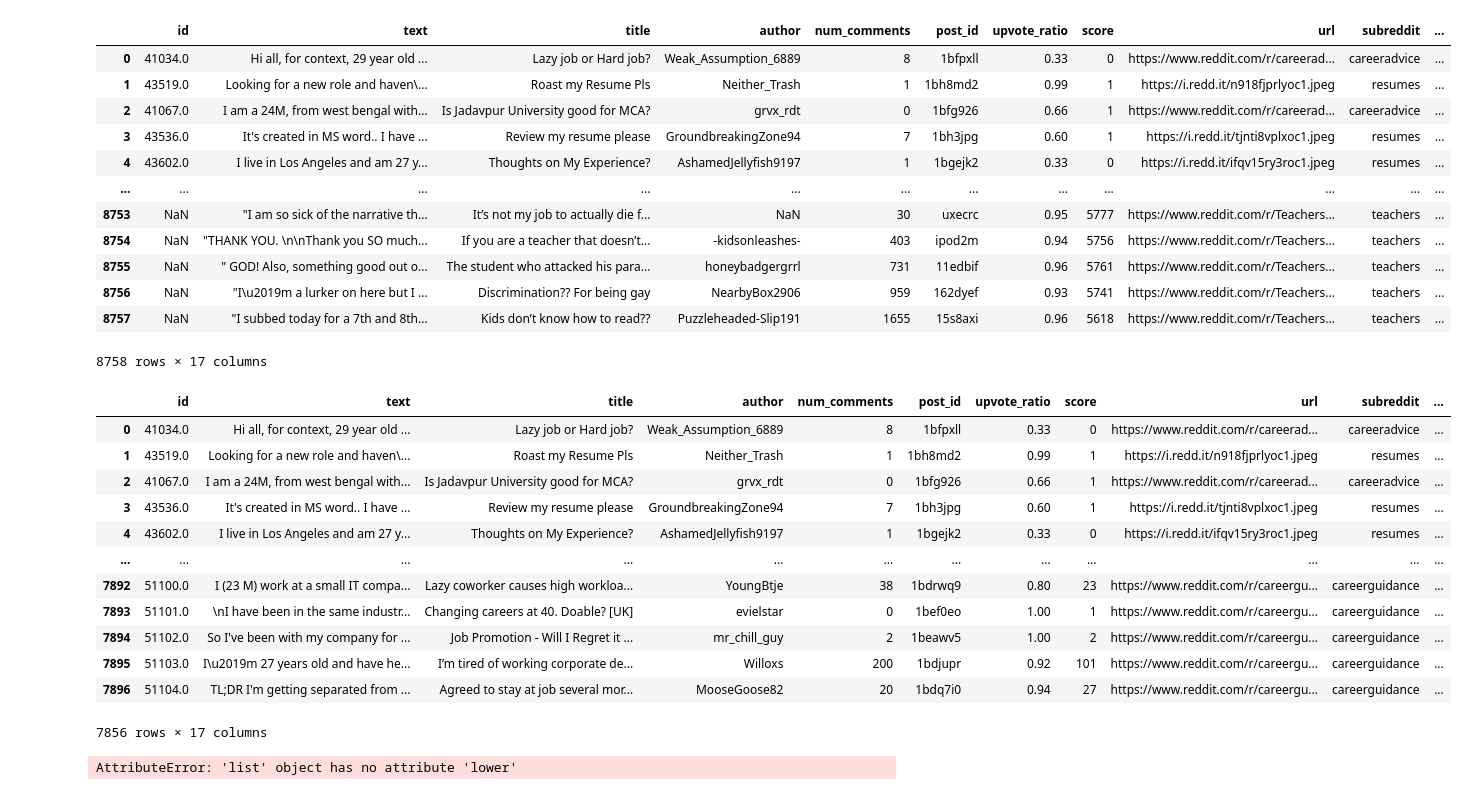
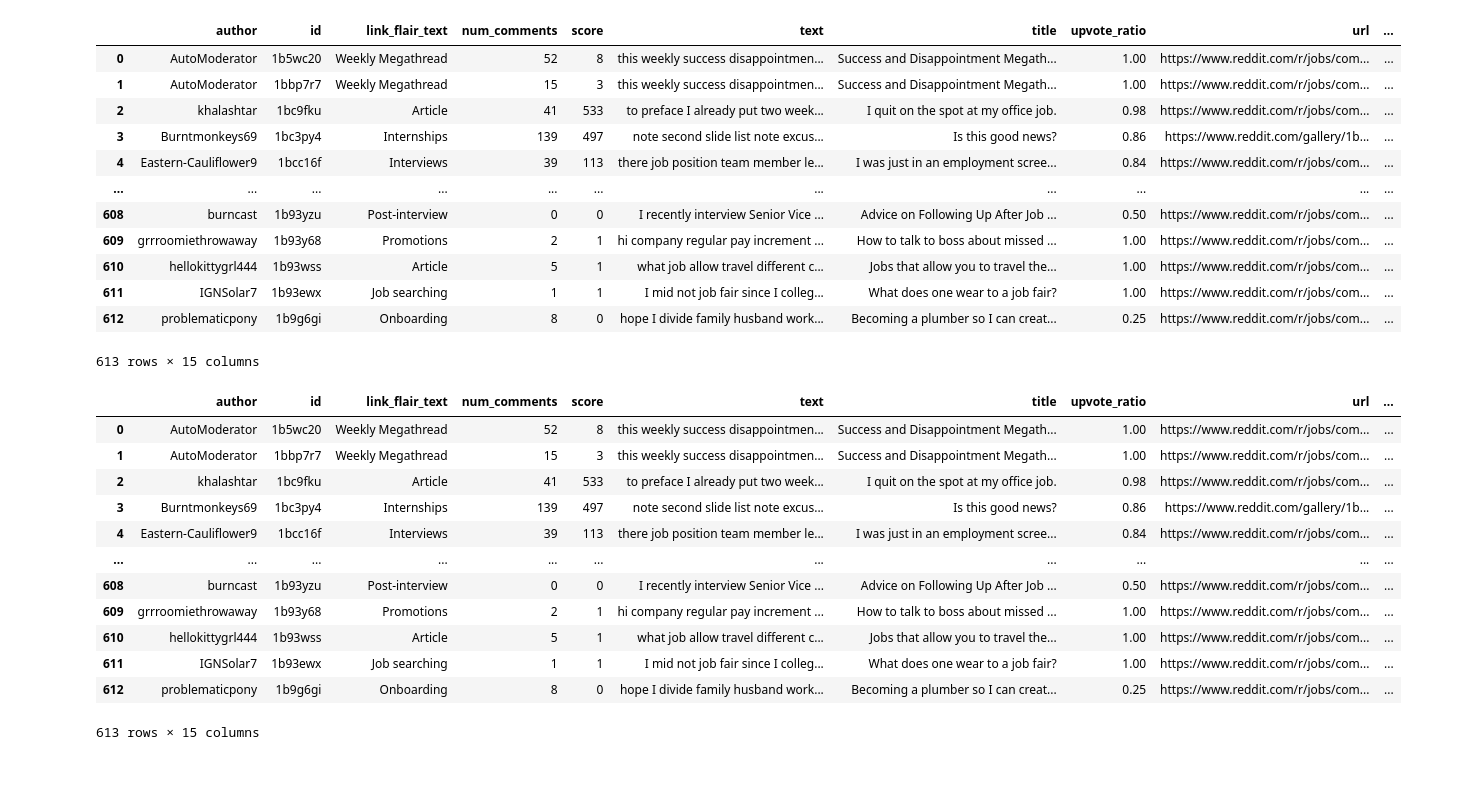
Before and after one commit to rlieu/699-capstone, a Jupyter notebook: Topic_Modeling/Topic_Modeling.ipynb, the cells around one changed output. Cells and saved outputs as stored; diff of their text form; code cells hidden in the pictures.

```diff
--- a/Topic_Modeling/Topic_Modeling.ipynb
+++ b/Topic_Modeling/Topic_Modeling.ipynb
@@ -5,36 +5,36 @@ import warnings
 warnings.filterwarnings("ignore")
 # %%
 # # condense into one df
-df_all = pd.read_csv('../Job_Datasets/final_data.csv', parse_dates=True)
+df_all = pd.read_csv('../Job_Datasets/df_nlp_processing.csv', parse_dates=True)
 df_all
 # %% [output]
-|  | id | text | title | author | num_comments | post_id | upvote_ratio | score | url | subreddit | ... |
-| 0 | 41034.0 | Hi all, for context, 29 year old ... | Lazy job or Hard job? | Weak_Assumption_6889 | 8 | 1bfpxll | 0.33 | 0 | https://www.reddit.com/r/careerad... | careeradvice | ... |
-| 1 | 43519.0 | Looking for a new role and haven\... | Roast my Resume Pls | Neither_Trash | 1 | 1bh8md2 | 0.99 | 1 | https://i.redd.it/n918fjprlyoc1.jpeg | resumes | ... |
-| 2 | 41067.0 | I am a 24M, from west bengal with... | Is Jadavpur University good for MCA? | grvx_rdt | 0 | 1bfg926 | 0.66 | 1 | https://www.reddit.com/r/careerad... | careeradvice | ... |
-| 3 | 43536.0 | It's created in MS word.. I have ... | Review my resume please | GroundbreakingZone94 | 7 | 1bh3jpg | 0.60 | 1 | https://i.redd.it/tjnti8vplxoc1.jpeg | resumes | ... |
-| 4 | 43602.0 | I live in Los Angeles and am 27 y... | Thoughts on My Experience? | AshamedJellyfish9197 | 1 | 1bgejk2 | 0.33 | 0 | https://i.redd.it/ifqv15ry3roc1.jpeg | resumes | ... |
-| ... | ... | ... | ... | ... | ... | ... | ... | ... | ... | ... | ... |
-| 8753 | NaN | "I am so sick of the narrative th... | It’s not my job to actually die f... | NaN | 30 | uxecrc | 0.95 | 5777 | https://www.reddit.com/r/Teachers... | teachers | ... |
-| 8754 | NaN | "THANK YOU. \n\nThank you SO much... | If you are a teacher that doesn’t... | -kidsonleashes- | 403 | ipod2m | 0.94 | 5756 | https://www.reddit.com/r/Teachers... | teachers | ... |
-| 8755 | NaN | " GOD! Also, something good out o... | The student who attacked his para... | honeybadgergrrl | 731 | 11edbif | 0.96 | 5761 | https://www.reddit.com/r/Teachers... | teachers | ... |
-| 8756 | NaN | "I\u2019m a lurker on here but I ... | Discrimination?? For being gay | NearbyBox2906 | 959 | 162dyef | 0.93 | 5741 | https://www.reddit.com/r/Teachers... | teachers | ... |
-| 8757 | NaN | "I subbed today for a 7th and 8th... | Kids don’t know how to read?? | Puzzleheaded-Slip191 | 1655 | 15s8axi | 0.96 | 5618 | https://www.reddit.com/r/Teachers... | teachers | ... |
+|  | author | id | link_flair_text | num_comments | score | text | title | upvote_ratio | url | ... |
+| 0 | AutoModerator | 1b5wc20 | Weekly Megathread | 52 | 8 | this weekly success disappointmen... | Success and Disappointment Megath... | 1.00 | https://www.reddit.com/r/jobs/com... | ... |
+| 1 | AutoModerator | 1bbp7r7 | Weekly Megathread | 15 | 3 | this weekly success disappointmen... | Success and Disappointment Megath... | 1.00 | https://www.reddit.com/r/jobs/com... | ... |
+| 2 | khalashtar | 1bc9fku | Article | 41 | 533 | to preface I already put two week... | I quit on the spot at my office job. | 0.98 | https://www.reddit.com/r/jobs/com... | ... |
+| 3 | Burntmonkeys69 | 1bc3py4 | Internships | 139 | 497 | note second slide list note excus... | Is this good news? | 0.86 | https://www.reddit.com/gallery/1b... | ... |
+| 4 | Eastern-Cauliflower9 | 1bcc16f | Interviews | 39 | 113 | there job position team member le... | I was just in an employment scree... | 0.84 | https://www.reddit.com/r/jobs/com... | ... |
+| ... | ... | ... | ... | ... | ... | ... | ... | ... | ... | ... |
+| 608 | burncast | 1b93yzu | Post-interview | 0 | 0 | I recently interview Senior Vice ... | Advice on Following Up After Job ... | 0.50 | https://www.reddit.com/r/jobs/com... | ... |
+| 609 | grrroomiethrowaway | 1b93y68 | Promotions | 2 | 1 | hi company regular pay increment ... | How to talk to boss about missed ... | 1.00 | https://www.reddit.com/r/jobs/com... | ... |
+| 610 | hellokittygrl444 | 1b93wss | Article | 5 | 1 | what job allow travel different c... | Jobs that allow you to travel the... | 1.00 | https://www.reddit.com/r/jobs/com... | ... |
+| 611 | IGNSolar7 | 1b93ewx | Job searching | 1 | 1 | I mid not job fair since I colleg... | What does one wear to a job fair? | 1.00 | https://www.reddit.com/r/jobs/com... | ... |
+| 612 | problematicpony | 1b9g6gi | Onboarding | 8 | 0 | hope I divide family husband work... | Becoming a plumber so I can creat... | 0.25 | https://www.reddit.com/r/jobs/com... | ... |
-8758 rows × 17 columns
+613 rows × 15 columns
 # %%
 df_all.dropna(inplace=True)
 df_all
 # %% [output]
-|  | id | text | title | author | num_comments | post_id | upvote_ratio | score | url | subreddit | ... |
-| 0 | 41034.0 | Hi all, for context, 29 year old ... | Lazy job or Hard job? | Weak_Assumption_6889 | 8 | 1bfpxll | 0.33 | 0 | https://www.reddit.com/r/careerad... | careeradvice | ... |
-| 1 | 43519.0 | Looking for a new role and haven\... | Roast my Resume Pls | Neither_Trash | 1 | 1bh8md2 | 0.99 | 1 | https://i.redd.it/n918fjprlyoc1.jpeg | resumes | ... |
-| 2 | 41067.0 | I am a 24M, from west bengal with... | Is Jadavpur University good for MCA? | grvx_rdt | 0 | 1bfg926 | 0.66 | 1 | https://www.reddit.com/r/careerad... | careeradvice | ... |
-| 3 | 43536.0 | It's created in MS word.. I have ... | Review my resume please | GroundbreakingZone94 | 7 | 1bh3jpg | 0.60 | 1 | https://i.redd.it/tjnti8vplxoc1.jpeg | resumes | ... |
-| 4 | 43602.0 | I live in Los Angeles and am 27 y... | Thoughts on My Experience? | AshamedJellyfish9197 | 1 | 1bgejk2 | 0.33 | 0 | https://i.redd.it/ifqv15ry3roc1.jpeg | resumes | ... |
-| ... | ... | ... | ... | ... | ... | ... | ... | ... | ... | ... | ... |
-| 7892 | 51100.0 | I (23 M) work at a small IT compa... | Lazy coworker causes high workloa... | YoungBtje | 38 | 1bdrwq9 | 0.80 | 23 | https://www.reddit.com/r/careergu... | careerguidance | ... |
-| 7893 | 51101.0 | \nI have been in the same industr... | Changing careers at 40. Doable? [UK] | evielstar | 0 | 1bef0eo | 1.00 | 1 | https://www.reddit.com/r/careergu... | careerguidance | ... |
-| 7894 | 51102.0 | So I've been with my company for ... | Job Promotion - Will I Regret it ... | mr_chill_guy | 2 | 1beawv5 | 1.00 | 2 | https://www.reddit.com/r/careergu... | careerguidance | ... |
-| 7895 | 51103.0 | I\u2019m 27 years old and have he... | I’m tired of working corporate de... | Willoxs | 200 | 1bdjupr | 0.92 | 101 | https://www.reddit.com/r/careergu... | careerguidance | ... |
-| 7896 | 51104.0 | TL;DR I'm getting separated from ... | Agreed to stay at job several mor... | MooseGoose82 | 20 | 1bdq7i0 | 0.94 | 27 | https://www.reddit.com/r/careergu... | careerguidance | ... |
+|  | author | id | link_flair_text | num_comments | score | text | title | upvote_ratio | url | ... |
+| 0 | AutoModerator | 1b5wc20 | Weekly Megathread | 52 | 8 | this weekly success disappointmen... | Success and Disappointment Megath... | 1.00 | https://www.reddit.com/r/jobs/com... | ... |
+| 1 | AutoModerator | 1bbp7r7 | Weekly Megathread | 15 | 3 | this weekly success disappointmen... | Success and Disappointment Megath... | 1.00 | https://www.reddit.com/r/jobs/com... | ... |
+| 2 | khalashtar | 1bc9fku | Article | 41 | 533 | to preface I already put two week... | I quit on the spot at my office job. | 0.98 | https://www.reddit.com/r/jobs/com... | ... |
+| 3 | Burntmonkeys69 | 1bc3py4 | Internships | 139 | 497 | note second slide list note excus... | Is this good news? | 0.86 | https://www.reddit.com/gallery/1b... | ... |
+| 4 | Eastern-Cauliflower9 | 1bcc16f | Interviews | 39 | 113 | there job position team member le... | I was just in an employment scree... | 0.84 | https://www.reddit.com/r/jobs/com... | ... |
+| ... | ... | ... | ... | ... | ... | ... | ... | ... | ... | ... |
+| 608 | burncast | 1b93yzu | Post-interview | 0 | 0 | I recently interview Senior Vice ... | Advice on Following Up After Job ... | 0.50 | https://www.reddit.com/r/jobs/com... | ... |
+| 609 | grrroomiethrowaway | 1b93y68 | Promotions | 2 | 1 | hi company regular pay increment ... | How to talk to boss about missed ... | 1.00 | https://www.reddit.com/r/jobs/com... | ... |
+| 610 | hellokittygrl444 | 1b93wss | Article | 5 | 1 | what job allow travel different c... | Jobs that allow you to travel the... | 1.00 | https://www.reddit.com/r/jobs/com... | ... |
+| 611 | IGNSolar7 | 1b93ewx | Job searching | 1 | 1 | I mid not job fair since I colleg... | What does one wear to a job fair? | 1.00 | https://www.reddit.com/r/jobs/com... | ... |
+| 612 | problematicpony | 1b9g6gi | Onboarding | 8 | 0 | hope I divide family husband work... | Becoming a plumber so I can creat... | 0.25 | https://www.reddit.com/r/jobs/com... | ... |
-7856 rows × 17 columns
+613 rows × 15 columns
@@ -58,9 +42,7 @@ df_all['text_list'] = df_all['text'].apply(tokenize)
 from sklearn.feature_extraction.text import TfidfVectorizer
 
 vec = TfidfVectorizer(max_df=0.95, min_df=2, max_features=1000)
-tfidf = vec.fit_transform(df_all['text_list'])
+tfidf = vec.fit_transform(df_all['text'])
-# %% [output]
-AttributeError: 'list' object has no attribute 'lower'
 # %%
 feature_names = vec.get_feature_names_out()
 feature_names
```
Also changed, not shown: parts of 8 cells of this notebook.
